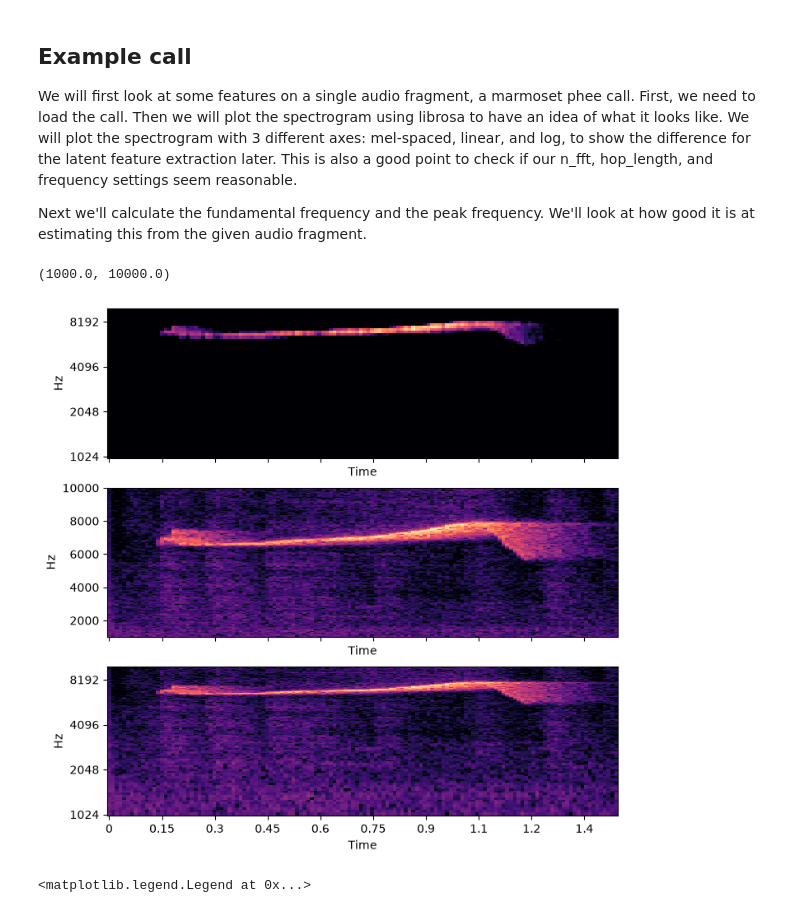
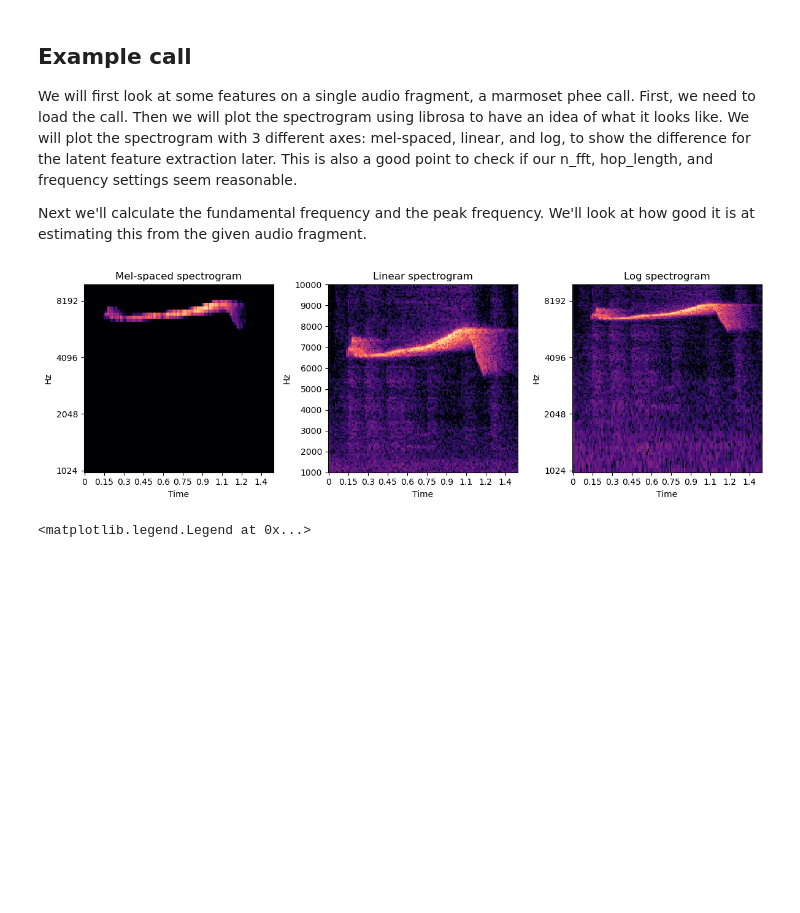
Before and after one commit to DoriMG/AnimalBehaviourLiveWorkshop, a Jupyter notebook: 2_feature_extraction.ipynb, the cells around one changed output. Drawn from its saved outputs; the diff is of its cells as text; code cells hidden in the pictures; blank space fills up the shorter version.

Commit message:
Create example specs

```diff
--- a/2_feature_extraction.ipynb
+++ b/2_feature_extraction.ipynb
@@ -70,20 +70,25 @@ data, sr = sf.read(file) # read in the file using soundfile
 # %%
 # Calculate a mel spectrogram of the data for better visualization
 mel_spec = librosa.feature.melspectrogram(y=data, sr=sr, n_mels=128, n_fft=n_fft, hop_length = hop_length)
 # Compute an STFT
 stft_spec = librosa.stft(y=data, n_fft=n_fft, hop_length = hop_length)
 
 # Plot the spectograms and show the differences
-fig, ax = plt.subplots(nrows=3, sharex=True, figsize=(8, 8))
+fig, ax = plt.subplots(ncols=3, sharex=True, figsize=(12, 4))
 mel_img = librosa.display.specshow(mel_spec, x_axis='time', y_axis='mel',vscale="dBFS",sr=sr, ax=ax[0],  n_fft=n_fft, hop_length = hop_length)
 ax[0].set_ylim((fmin, fmax))
+ax[0].set_title('Mel-spaced spectrogram')
 stft_img = librosa.display.specshow(stft_spec, x_axis='time', y_axis='hz',vscale="dBFS",sr=sr, ax=ax[1], n_fft=n_fft, hop_length = hop_length)
 ax[1].set_ylim((fmin, fmax))
+ax[1].set_title('Linear spectrogram')
 log_img = librosa.display.specshow(stft_spec, x_axis='time', y_axis='log',vscale="dBFS",sr=sr, ax=ax[2], n_fft=n_fft, hop_length = hop_length)
 ax[2].set_ylim((fmin, fmax))
+ax[2].set_title('Log spectrogram')
+fig.tight_layout()
+
+plt.savefig('example_specs.png')
 # %% [output]
-(1000.0, 10000.0)
-[figure, old version]
+[figure, new version]
 # %%
 # Calculate the fundamental frequency and voiced (i.e. tonal) portion
 f0, voiced_flag, voiced_probs = librosa.pyin(y=data, sr=sr, frame_length = n_fft, hop_length = hop_length,fmin=fmin, fmax=fmax)
```
Also changed, not shown: parts of 3 cells of this notebook, 1 other file.
